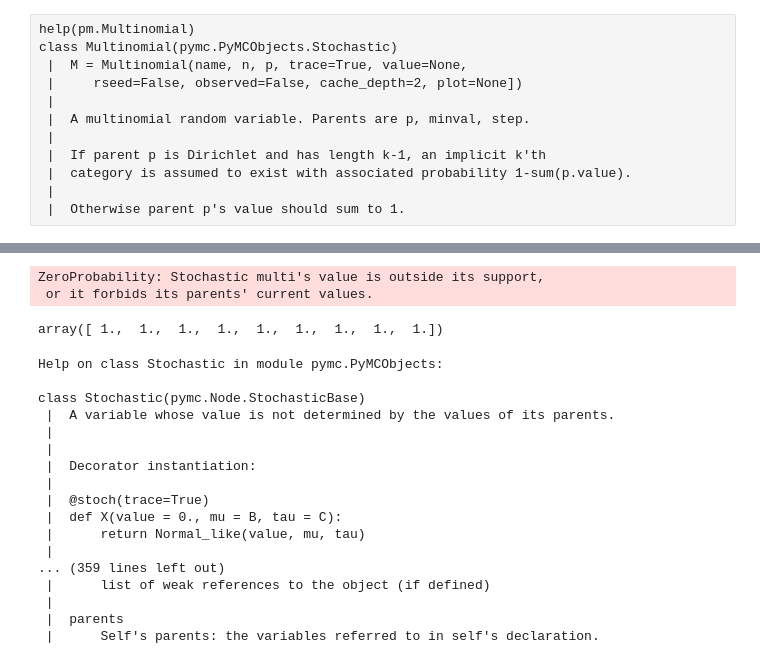
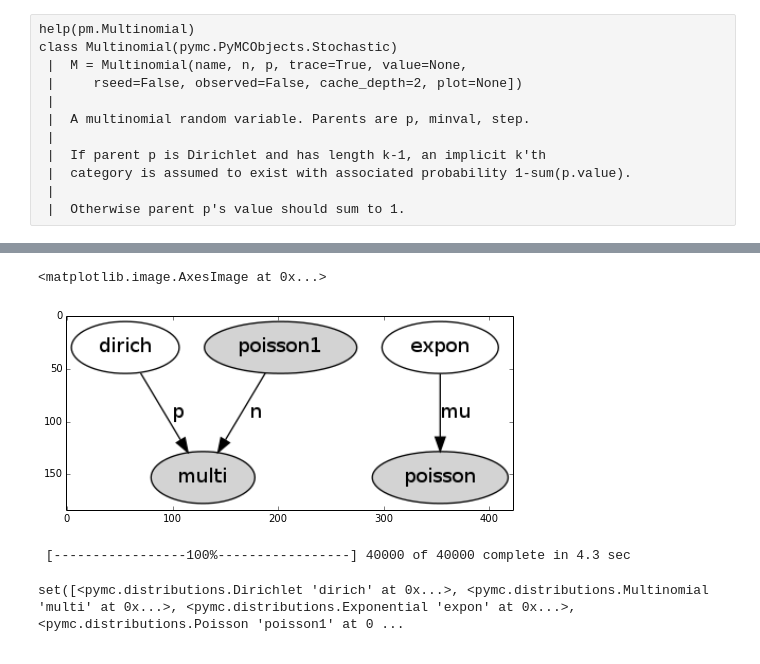
Before and after one commit to nikisix/kcData, a Jupyter notebook: 311/distributions.ipynb, the cells around one changed output, grey strips where cells are left out. Saved outputs shown, nothing was run; the diff lists cells and outputs as text; code cells hidden in the pictures.

Commit message:
modeled the data!

```diff
--- a/311/distributions.ipynb
+++ b/311/distributions.ipynb
@@ -218,41 +197,44 @@ total = sum(data.groupby('closed_date').count())
 num_elements = len(data.groupby('closed_date'))
 avg_calls_per_day = total[0] / num_elements
 
+expon = pm.Exponential('expon', beta = avg_calls_per_day)
+
 #set n = to poison centered on n
-poisson1 = pm.Poisson('poisson', mu = avg_calls_per_day)
+#poisson = pm.Poisson('poisson', mu = avg_calls_per_day)
+#poisson = pm.Poisson('poisson', mu = avg_calls_per_day, observed=True,
+#                      value = [ np.sum(grid1d.values()[i]) for i in range( 0, len(grid1d.values()) ) ])
+poisson = pm.Poisson('poisson', mu = expon, observed=True,
+                      value = [ np.sum(grid1d.values()[i]) for i in range( 0, len(grid1d.values()) ) ])
 
-#multi = pm.Multinomial('multi', n=poisson1, p=dirich, value=grid1d.values()[0], observed=True)
-multi = pm.Multinomial('multi', n=poisson1, p=dirich, value=grid2d.values(), observed=True)
-model = pm.Model([multi, dirich])
+
+#multi = pm.Multinomial('multi', n=poisson, p=dirich, value=grid1d.values(), observed=True) #want to do this
+#multi = pm.Multinomial('multi', n=poisson, p=dirich) #works
+#multi = pm.Multinomial('multi', n=poisson, p=dirich, value=[0,0,0,0,0,0,1,1,1], observed=True) #works when n == sum(value)
+
+"""
+multi = pm.Multinomial('multi', p=dirich, observed=True,
+                        n = [ np.sum(grid1d.values()[i]) for i in range( 0, len(grid1d.values()) ) ] ,
+                        value = [ grid1d.values()[i] for i in range( 0, len(grid1d.values()) ) ] )
+model = pm.Model([multi, dirich], name = 'model')
+"""
+
+multi = pm.Multinomial('multi', p=dirich, observed=True,
+                        n =  poisson1,
+                        value = [ grid1d.values()[i] for i in range( 0, len(grid1d.values()) ) ] )
+model = pm.Model([multi, dirich, poisson, expon], name = 'model')
-# %% [output]
-ZeroProbability: Stochastic multi's value is outside its support,
- or it forbids its parents' current values.
-# %%
-alpha = ones((N_STEPS**2))
-alpha
-#dirich = pm.Dirichlet('dirich', theta = alpha)
-# %% [output]
-array([ 1.,  1.,  1.,  1.,  1.,  1.,  1.,  1.,  1.])
-# %%
-help(pm.PyMCObjects.Stochastic)
-# %% [output]
-Help on class Stochastic in module pymc.PyMCObjects:
-
-class Stochastic(pymc.Node.StochasticBase)
- |  A variable whose value is not determined by the values of its parents.
- |
- |
- |  Decorator instantiation:
- |
- |  @stoch(trace=True)
- |  def X(value = 0., mu = B, tau = C):
- |      return Normal_like(value, mu, tau)
- |
-... (359 lines left out)
- |      list of weak references to the object (if defined)
- |
- |  parents
- |      Self's parents: the variables referred to in self's declaration.
+# %%
+#draw a graphical model of child and parent distributions
+import pydot
+pm.graph.graph(model,format='png',path='',name='graph_mine',prog='dot')
+
+import scipy.misc
+figure(figsize=(8, 8))
+imshow(scipy.misc.imread('graph_mine.png'))
+# %% [output]
+<matplotlib.image.AxesImage at 0x...>
+[figure, added]
 # %%
 mcmc = pm.MCMC(model)
 mcmc.sample(40000, 10000, 1)
+# %% [output]
+ [-----------------100%-----------------] 40000 of 40000 complete in 4.3 sec
@@ -261,0 +241,4 @@ dirich_samples = mcmc.trace('dirich')[:]
+# %%
+print mcmc.nodes
+# %% [output]
+set([<pymc.distributions.Dirichlet 'dirich' at 0x...>, <pymc.distributions.Multinomial 'multi' at 0x...>, <pymc.distributions.Exponential 'expon' at 0x...>, <pymc.distributions.Poisson 'poisson1' at 0 ...
```
Also changed, not shown: parts of 13 cells of this notebook.
